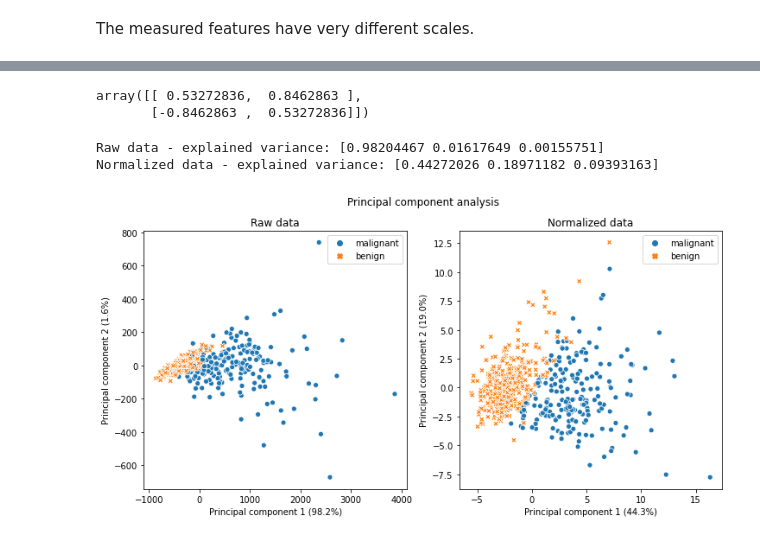
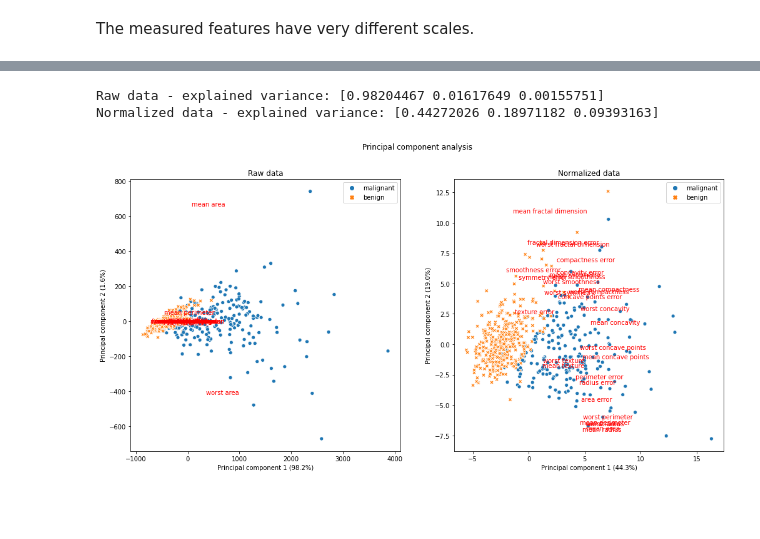
Before and after one commit to cmbi/pca_intro, a Jupyter notebook: Introduction.ipynb, the cells around one changed output, grey strips where cells are left out. Cells and saved outputs as stored; diff of their text form; code cells hidden in the pictures; blank space fills up the shorter version.

Commit message:
added text; changed order of plots

```diff
--- a/Introduction.ipynb
+++ b/Introduction.ipynb
@@ -60,0 +64,8 @@ print(classes[1:13])
+# %%
+# diagnosis for all samples is coded as 0 and 1 in data.target
+# the names to which 0 and 1 correspond are stored in data.target_names
+# create an array with diagnosis names of all samples
+diagnosis = pd.Series([data.target_names[_] for _ in data.target],
+                      dtype = "category")
+# print summary
+print(diagnosis.describe())
@@ -90,4 +132,0 @@ plt.show()
-# %%
-# plot heatmap
-fig, ax = plt.subplots()
-sns.heatmap(df)
@@ -96,0 +133,13 @@ sns.heatmap(df)
+# %%
+# normalize data (mean centering and scaling to unit-variance)
+from sklearn import preprocessing
+scaler = preprocessing.StandardScaler(with_mean = True, with_std = True)
+df_normalized =  pd.DataFrame(scaler.fit_transform(df),
+                              index = df.index, columns = df.columns)
+print(df_normalized.describe())
+fig, axes = plt.subplots(1, 2, figsize = (16, 8))
+sns.heatmap(df, ax = axes[0])
+sns.heatmap(df_normalized, ax = axes[1])
+axes[0].set_title("Raw data")
+axes[1].set_title("Normalized data")
+plt.show()
@@ -97,8 +230,2 @@ sns.heatmap(df)
 # %% [markdown]
 The measured features have very different scales.
-# %%
-# normalize data (mean centering and scaling to unit-variance)
-scaler = preprocessing.StandardScaler(with_mean = True, with_std = True)
-df_normalized = scaler.fit_transform(df)
-fig, ax = plt.subplots()
-sns.heatmap(df_normalized)
@@ -165,34 +232,36 @@ Explained variance: [0.95093623 0.04906377]
-# %%
-pca.components_
-# %% [output]
-array([[ 0.53272836,  0.8462863 ],
-       [-0.8462863 ,  0.53272836]])
 # %%
 # PCA
 from sklearn import decomposition
-fig, axes = plt.subplots(1, 2, figsize = (12, 5.5))
+fig, axes = plt.subplots(1, 2, figsize = (17, 8))
 for _df, ax, title in ((df, 0, "Raw data"),
                        (df_normalized, 1, "Normalized data")):
     pca = decomposition.PCA(n_components = 3)
     transformed = pca.fit_transform(_df)
     # variance explained by principal components
     print(title, "- explained variance:", pca.explained_variance_ratio_)
     sns.scatterplot(
         x = transformed[:,0], # PC1
         y = transformed[:,1], # PC2
-        hue = classes, style = classes,
-        ax = axes[ax])
+        hue = diagnosis, style = diagnosis, ax = axes[ax])
+    # normalize loadings to size of plot
+    miny, maxy = axes[ax].get_ylim()
+    loadings = pca.components_ / np.amax(pca.components_) *0.5*abs(maxy-miny)
+    # add loadings
+    for idx, var in enumerate(_df.columns):
+        axes[ax].text(
+            loadings[0, idx], loadings[1, idx],
+            var, color = "r", ha = "center", va = "center")
     axes[ax].set_xlabel(
         "Principal component 1 ({0:.1%})".format(pca.explained_variance_ratio_[0]))
     axes[ax].set_ylabel(
         "Principal component 2 ({0:.1%})".format(pca.explained_variance_ratio_[1]))
     axes[ax].set_title(title)
 plt.suptitle("Principal component analysis")
 plt.show()
 # %% [output]
 Raw data - explained variance: [0.98204467 0.01617649 0.00155751]
 Normalized data - explained variance: [0.44272026 0.18971182 0.09393163]
-[figure, old version]
+[figure, new version]
 # %%
 # t-SNE
 from sklearn import manifold
```
Also changed, not shown: parts of 23 cells of this notebook.
